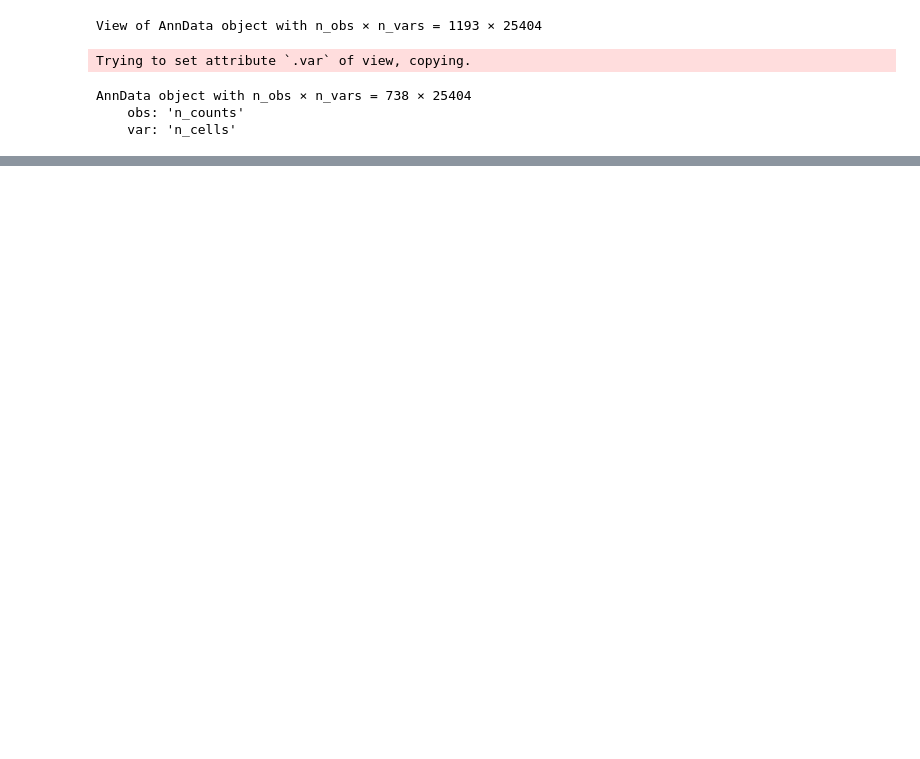
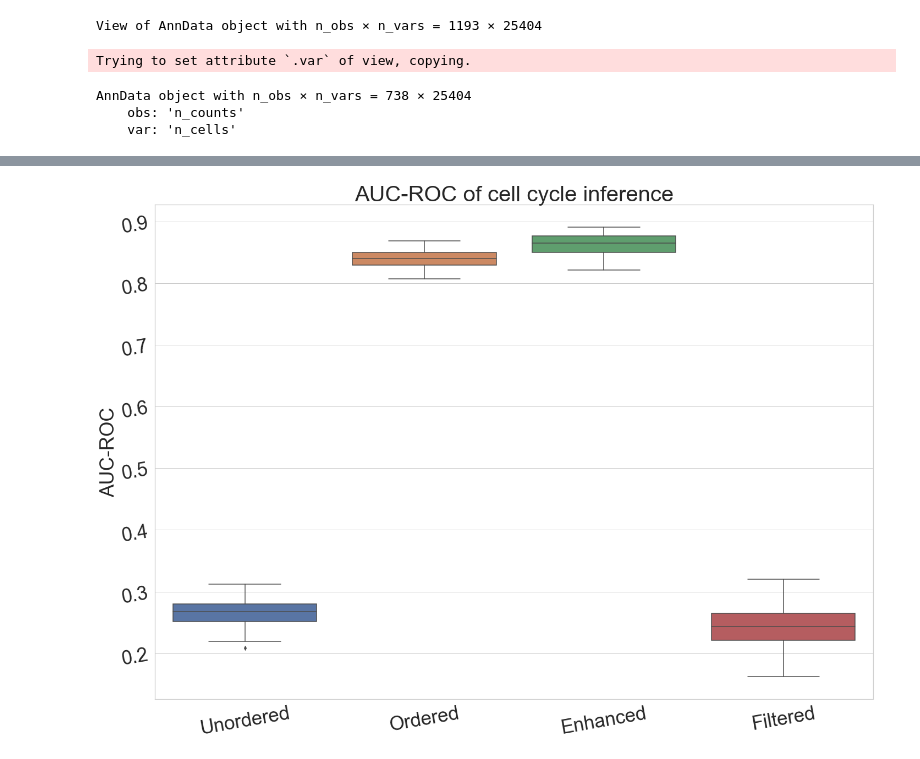
Before and after one commit to nitzanlab/scPrisma, a Jupyter notebook: notebooks/HeLa.ipynb, the cells around one changed output, grey strips where cells are left out. Saved outputs shown, nothing was run; the diff lists cells and outputs as text; code cells hidden in the pictures; blank space fills up the shorter version.

```diff
--- a/notebooks/HeLa.ipynb
+++ b/notebooks/HeLa.ipynb
@@ -222,0 +224,20 @@ plt.show()
+# %%
+sns.set_style("whitegrid")
+
+b = sns.boxplot(data=data)
+#b.axes.set_style("darkgrid", {"axes.facecolor": ".9"})
+sns.set(rc={'figure.figsize':(23.4,16.54)})
+b.axes.set_title("AUC-ROC of cell cycle inference",fontsize=40)
+b.set_ylabel("AUC-ROC",fontsize=35)
+b.tick_params(rotation=10,labelsize=35)
+#b.axes.set_xticklabels(ax.get_xticklabels(), rotation=40, ha="right")
+
+
+sns.set(rc={'figure.figsize':(23.4,16.54)})
+#plt.title("MSE between simulated cyclic signal and output of enhancement methods" ,fontsize='24')
+
+sns.set_style("whitegrid")
+
+plt.show()
+# %% [output]
+[figure, added]
```
Also changed, not shown: parts of 9 cells of this notebook.
